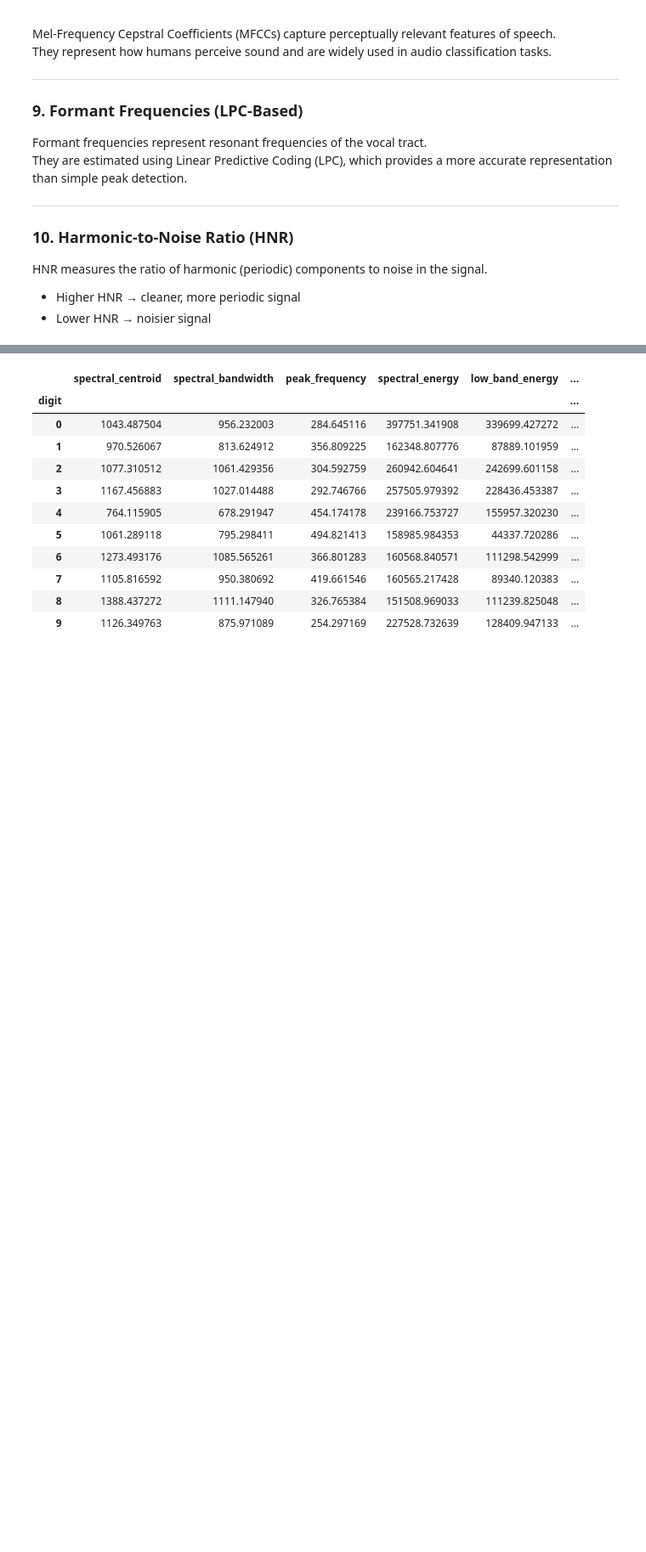
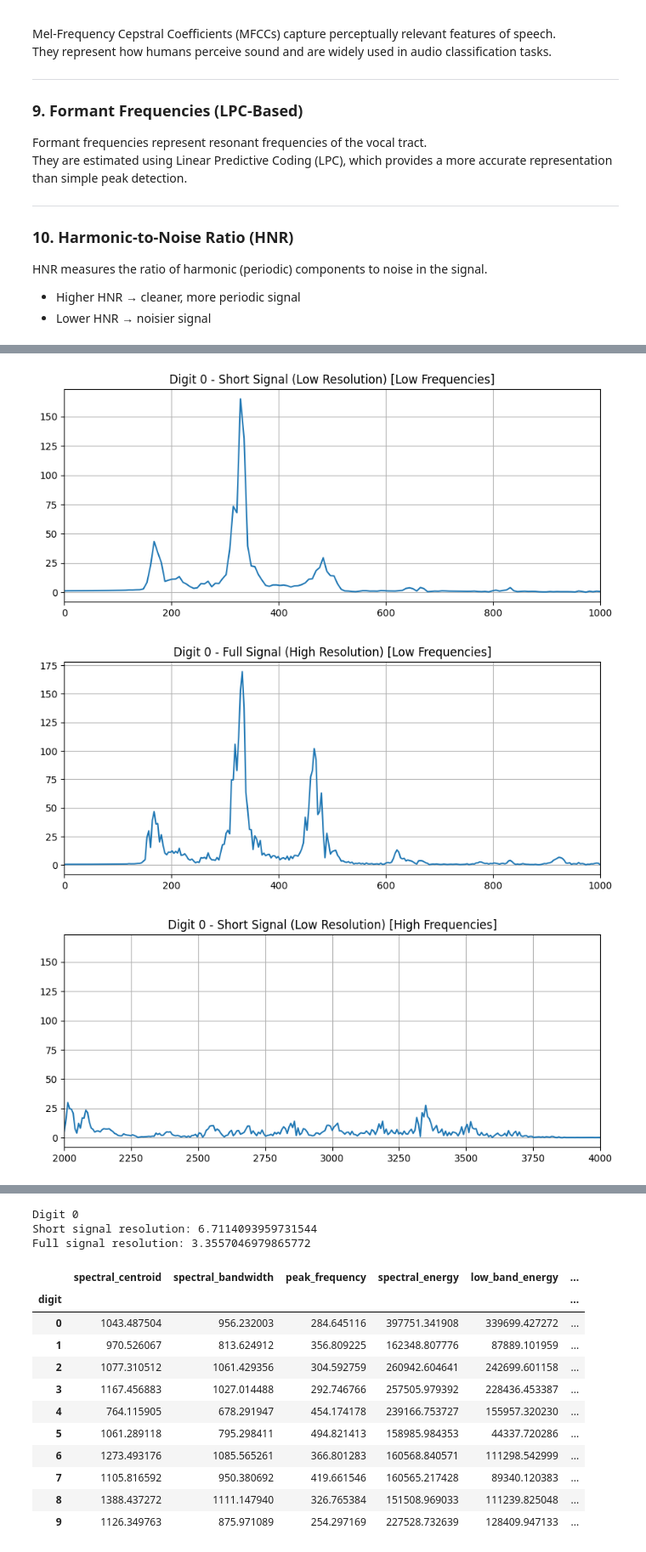
Before and after one commit to ibrahim2230/audio-digit-classification, a Jupyter notebook: EE413_DFT_Part.ipynb, the cells around one changed output, grey strips where cells are left out. Shown at 85% size. Drawn from its saved outputs; the diff is of its cells as text; code cells hidden in the pictures; blank space fills up the shorter version.

```diff
--- a/EE413_DFT_Part.ipynb
+++ b/EE413_DFT_Part.ipynb
@@ -323,0 +286,12 @@ Peak Frequency: 332.2147651006712 Hz
+# %%
+file_path = "free-spoken-digit-dataset/recordings/0_george_0.wav"
+
+digit = file_path.split("/")[-1].split("_")[0]
+
+sample_rate, signal = load_audio(file_path)
+
+compare_frequency_resolution_split(signal, sample_rate, digit)
+# %% [output]
+[figure, added]
+[figure, added]
+[figure, added]
@@ -324,3 +299,6 @@ Peak Frequency: 332.2147651006712 Hz
+Digit 0
+Short signal resolution: 6.7114093959731544
+Full signal resolution: 3.3557046979865772
 # %%
 import os
 import pandas as pd
```
Also changed, not shown: parts of 21 cells of this notebook.
